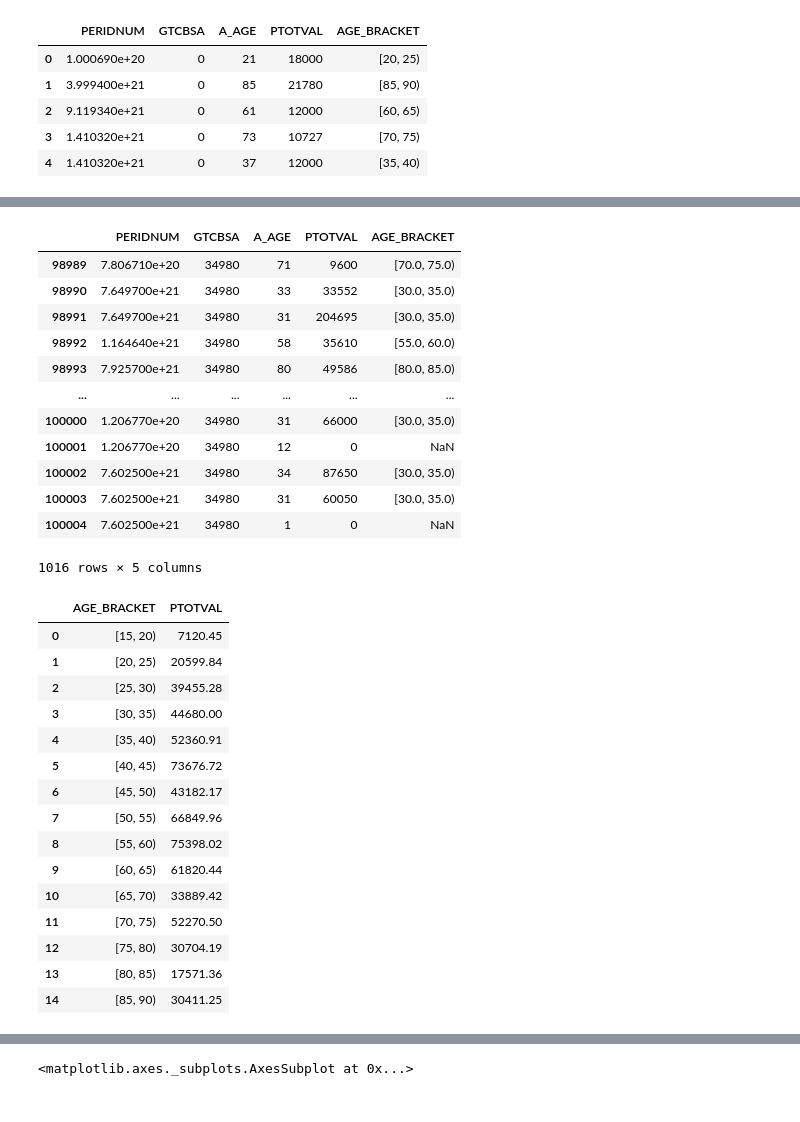
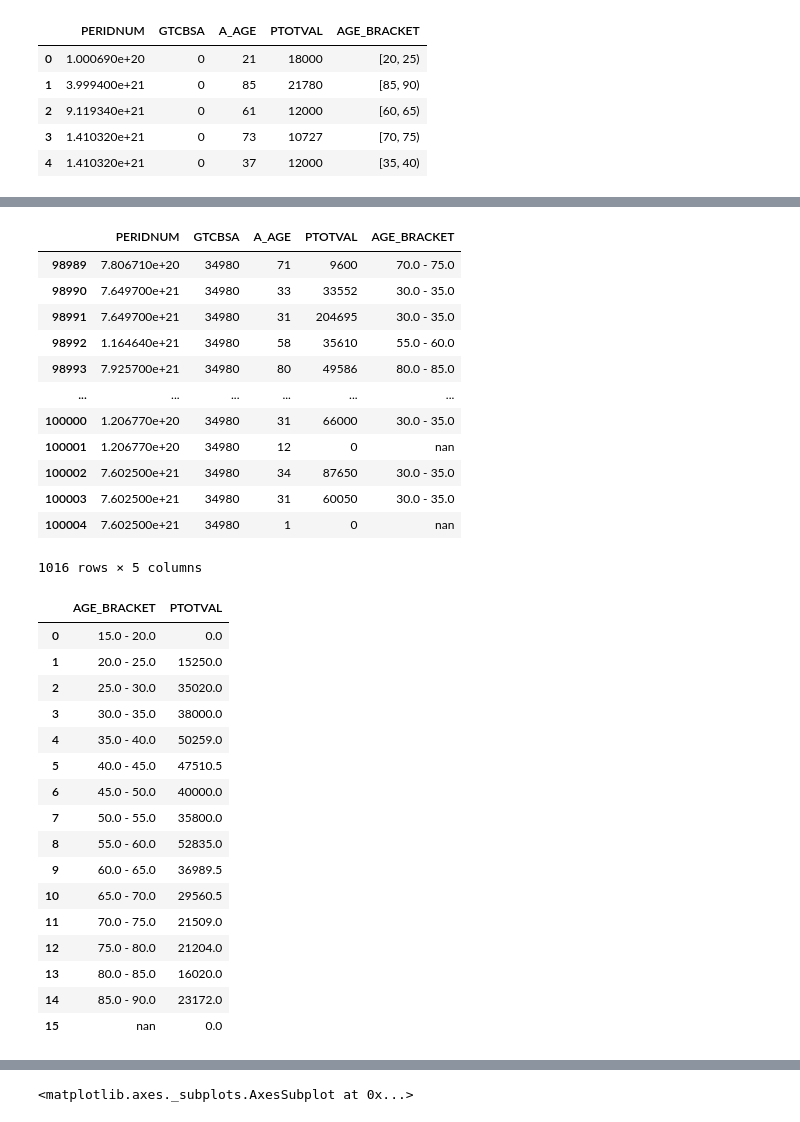
Before and after one commit to abrunlinger/Quarantine-Lifestyle-Analysis, a Jupyter notebook: notebooks/Quarantine Analysis.ipynb, the cells around one changed output, grey strips where cells are left out. Cells and saved outputs as stored; diff of their text form; code cells hidden in the pictures.

```diff
--- a/notebooks/Quarantine Analysis.ipynb
+++ b/notebooks/Quarantine Analysis.ipynb
@@ -167,3 +167,9 @@ ppdf_new.head()
 | 2 | 9.119340e+21 | 0 | 61 | 12000 | [60, 65) |
 | 3 | 1.410320e+21 | 0 | 73 | 10727 | [70, 75) |
 | 4 | 1.410320e+21 | 0 | 37 | 12000 | [35, 40) |
+# %%
+#Clean up the formatting of the Age Brackets
+ppdf_new['AGE_BRACKET'] = ppdf_new['AGE_BRACKET'].astype(str).str.replace('[','')
+ppdf_new['AGE_BRACKET'] = ppdf_new['AGE_BRACKET'].astype(str).str.replace(')','')
+ppdf_new['AGE_BRACKET'] = ppdf_new['AGE_BRACKET'].astype(str).str.replace(',',' -')
+ppdf_new
@@ -173,41 +193,42 @@ ppdf_new = ppdf_new.loc[ppdf_new['GTCBSA'] == 34980]
 ppdf_new
 # %% [output]
 |  | PERIDNUM | GTCBSA | A_AGE | PTOTVAL | AGE_BRACKET |
-| 98989 | 7.806710e+20 | 34980 | 71 | 9600 | [70.0, 75.0) |
-| 98990 | 7.649700e+21 | 34980 | 33 | 33552 | [30.0, 35.0) |
-| 98991 | 7.649700e+21 | 34980 | 31 | 204695 | [30.0, 35.0) |
-| 98992 | 1.164640e+21 | 34980 | 58 | 35610 | [55.0, 60.0) |
-| 98993 | 7.925700e+21 | 34980 | 80 | 49586 | [80.0, 85.0) |
+| 98989 | 7.806710e+20 | 34980 | 71 | 9600 | 70.0 - 75.0 |
+| 98990 | 7.649700e+21 | 34980 | 33 | 33552 | 30.0 - 35.0 |
+| 98991 | 7.649700e+21 | 34980 | 31 | 204695 | 30.0 - 35.0 |
+| 98992 | 1.164640e+21 | 34980 | 58 | 35610 | 55.0 - 60.0 |
+| 98993 | 7.925700e+21 | 34980 | 80 | 49586 | 80.0 - 85.0 |
 | ... | ... | ... | ... | ... | ... |
-| 100000 | 1.206770e+20 | 34980 | 31 | 66000 | [30.0, 35.0) |
-| 100001 | 1.206770e+20 | 34980 | 12 | 0 | NaN |
-| 100002 | 7.602500e+21 | 34980 | 34 | 87650 | [30.0, 35.0) |
-| 100003 | 7.602500e+21 | 34980 | 31 | 60050 | [30.0, 35.0) |
-| 100004 | 7.602500e+21 | 34980 | 1 | 0 | NaN |
+| 100000 | 1.206770e+20 | 34980 | 31 | 66000 | 30.0 - 35.0 |
+| 100001 | 1.206770e+20 | 34980 | 12 | 0 | nan |
+| 100002 | 7.602500e+21 | 34980 | 34 | 87650 | 30.0 - 35.0 |
+| 100003 | 7.602500e+21 | 34980 | 31 | 60050 | 30.0 - 35.0 |
+| 100004 | 7.602500e+21 | 34980 | 1 | 0 | nan |
 1016 rows × 5 columns
 # %%
 #Now we can aggregate and clean up the result again
-income_by_age_bracket = round(ppdf_filtered.groupby(by=['AGE_BRACKET']).agg({'PTOTVAL':['mean']}), 2)
+income_by_age_bracket = round(ppdf_new.groupby(by=['AGE_BRACKET']).agg({'PTOTVAL':['median']}), 2)
 income_by_age_bracket.columns = income_by_age_bracket.columns.droplevel(1)
 income_by_age_bracket = income_by_age_bracket.reset_index()
 income_by_age_bracket
 # %% [output]
 |  | AGE_BRACKET | PTOTVAL |
-| 0 | [15, 20) | 7120.45 |
-| 1 | [20, 25) | 20599.84 |
-| 2 | [25, 30) | 39455.28 |
-| 3 | [30, 35) | 44680.00 |
-| 4 | [35, 40) | 52360.91 |
-| 5 | [40, 45) | 73676.72 |
-| 6 | [45, 50) | 43182.17 |
-| 7 | [50, 55) | 66849.96 |
-| 8 | [55, 60) | 75398.02 |
-| 9 | [60, 65) | 61820.44 |
-| 10 | [65, 70) | 33889.42 |
-| 11 | [70, 75) | 52270.50 |
-| 12 | [75, 80) | 30704.19 |
-| 13 | [80, 85) | 17571.36 |
-| 14 | [85, 90) | 30411.25 |
+| 0 | 15.0 - 20.0 | 0.0 |
+| 1 | 20.0 - 25.0 | 15250.0 |
+| 2 | 25.0 - 30.0 | 35020.0 |
+| 3 | 30.0 - 35.0 | 38000.0 |
+| 4 | 35.0 - 40.0 | 50259.0 |
+| 5 | 40.0 - 45.0 | 47510.5 |
+| 6 | 45.0 - 50.0 | 40000.0 |
+| 7 | 50.0 - 55.0 | 35800.0 |
+| 8 | 55.0 - 60.0 | 52835.0 |
+| 9 | 60.0 - 65.0 | 36989.5 |
+| 10 | 65.0 - 70.0 | 29560.5 |
+| 11 | 70.0 - 75.0 | 21509.0 |
+| 12 | 75.0 - 80.0 | 21204.0 |
+| 13 | 80.0 - 85.0 | 16020.0 |
+| 14 | 85.0 - 90.0 | 23172.0 |
+| 15 | nan | 0.0 |
 # %%
 income_by_age_bracket.info()
 # %% [output]
```
Also changed, not shown: parts of 4 cells of this notebook.
